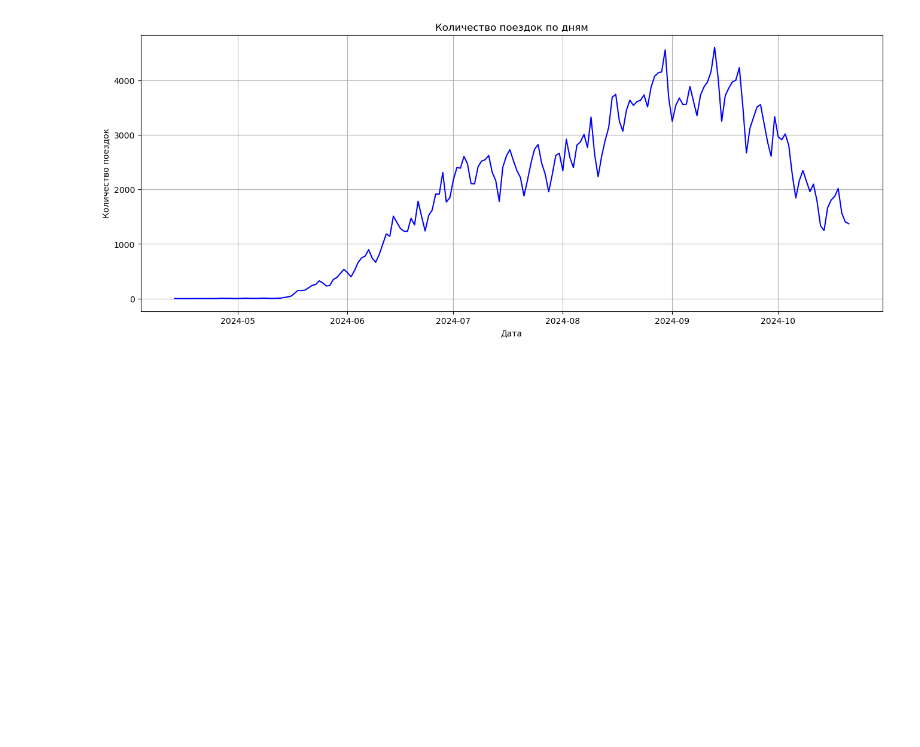
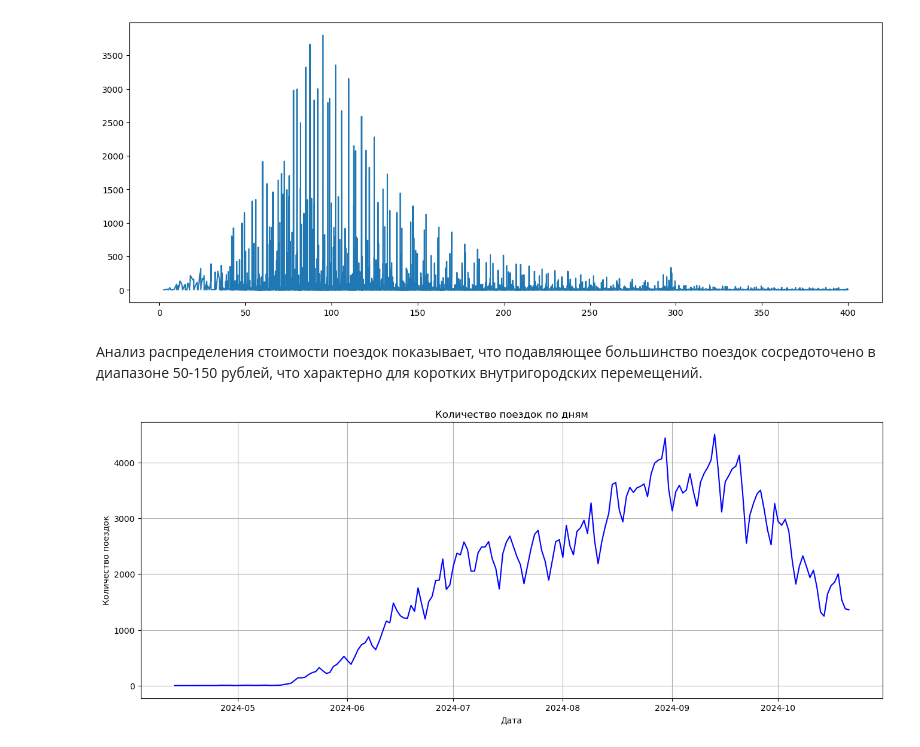
Before and after one commit to tamplier6/scooter-sharing-analysis, a Jupyter notebook: notebooks/sales_analysis.ipynb, the cells around one changed output. Drawn from its saved outputs; the diff is of its cells as text; code cells hidden in the pictures; blank space fills up the shorter version.

```diff
--- a/notebooks/sales_analysis.ipynb
+++ b/notebooks/sales_analysis.ipynb
@@ -34,3 +35,12 @@ df_clean.describe()
+# %%
+plt.figure(figsize=(16,6))
+rub_amt = df_clean.groupby('nominal_price_rub_amt')['order_rk'].count().reset_index()
+rub_amt.columns = ['price_rub_amt', 'count']
+plt.plot(rub_amt['price_rub_amt'], rub_amt['count']);
+# %% [output]
+[figure, added]
+# %% [markdown]
+Анализ распределения стоимости поездок показывает, что подавляющее большинство поездок сосредоточено в диапазоне 50-150 рублей, что характерно для коротких внутригородских перемещений.
 # %%
 daily_riders = df_clean.groupby(df_clean['created_dttm'].dt.date)['order_rk'].count().reset_index()
 daily_riders.columns = ['date', 'riders_count']
```
Also changed, not shown: parts of 15 cells of this notebook, 2 other files.
